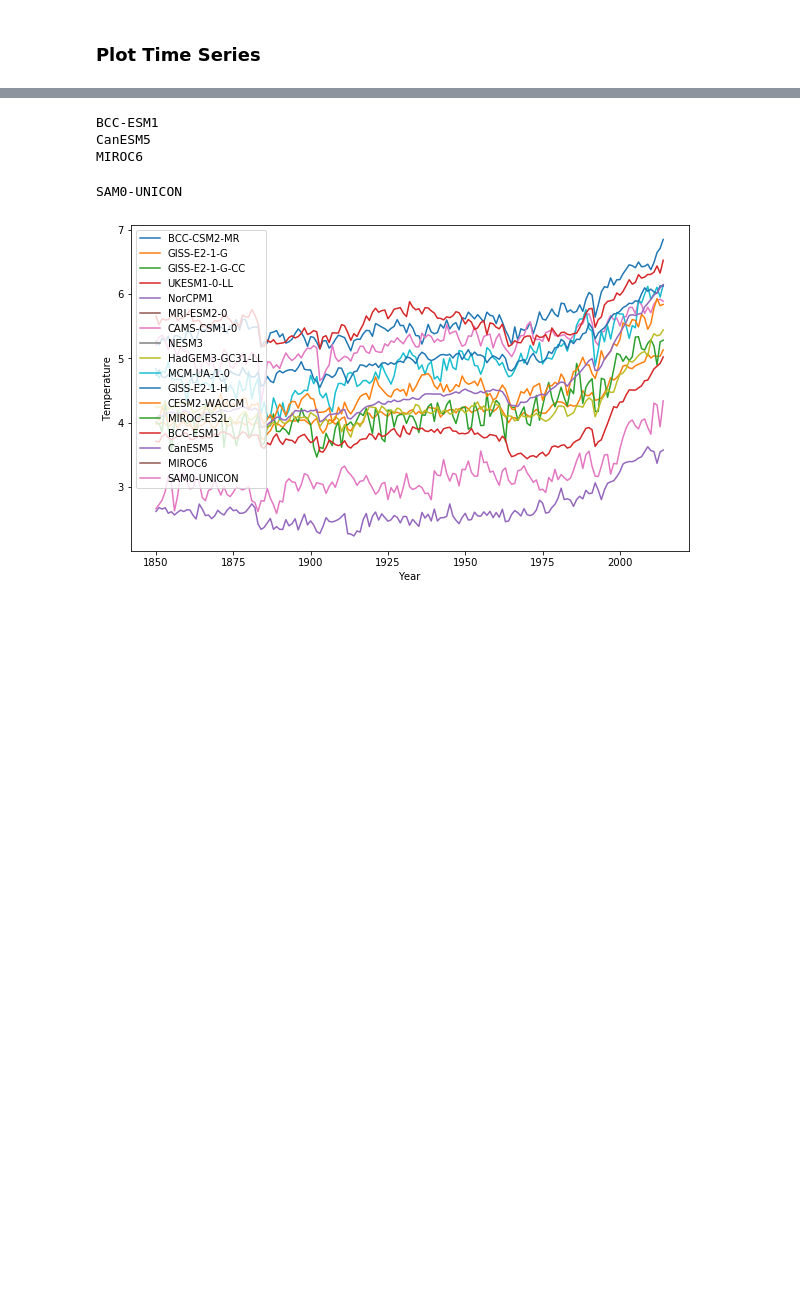
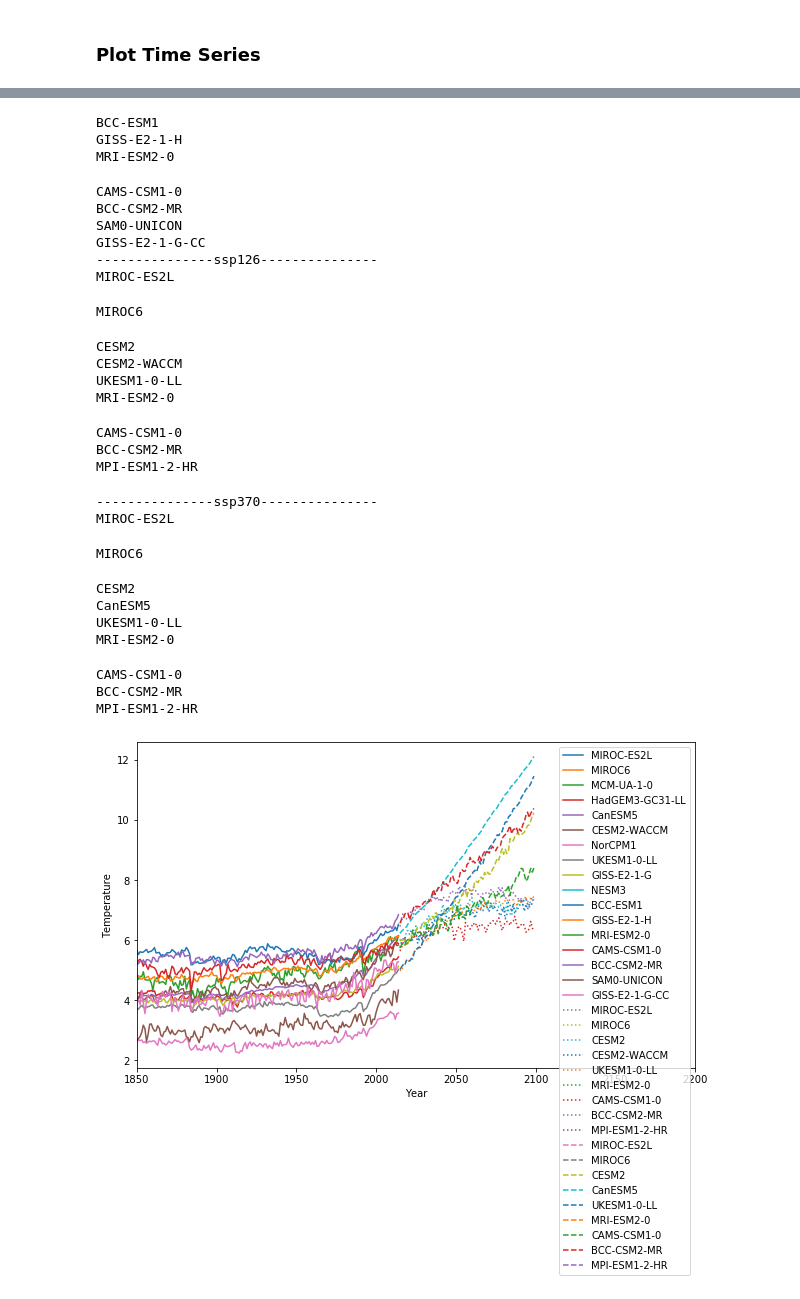
Before and after one commit to tusharkh/cmip6-outreach-tool, a Jupyter notebook: notebooks/FigureOutTime.ipynb, the cells around one changed output, grey strips where cells are left out. Saved outputs shown, nothing was run; the diff lists cells and outputs as text; code cells hidden in the pictures; blank space fills up the shorter version.

```diff
--- a/notebooks/FigureOutTime.ipynb
+++ b/notebooks/FigureOutTime.ipynb
@@ -29,7 +37,7 @@ import util
 output_path='/home/jovyan/cmip6-outreach-tool/output/'
 # %%
 ######### Define Settings for Data Dictionary
-this_experiment_id = ['historical','ssp126']#, 'ssp245', 'ssp370', 'ssp585']
+this_experiment_id = ['historical','ssp126', 'ssp370']  #ssp245,ssp585 have way too many duplicates in time dimension
 this_variable_id = 'tas'
 this_table_id = 'Amon'
 this_grid_label='gn'
@@ -68,8 +116,10 @@ def initializeDataSet(activity_id,experiment_id,modelname):
     newtimes = reindex_time(startingtimes = thisdata['time'])
     thistime = xr.DataArray(newtimes, coords=[newtimes], dims=['time'])
     thisdata['time'] = thistime
+    ###### Regrid
+
     #########################################
-    thisval=thisdata.mean(dim=['lat','lon'])['tas']
+    thisval=thisdata['tas'] #.mean(dim=['lat','lon'])
     ds = xr.Dataset({modelname: thisval},\
                     coords={'time': thistime})
                             #'modelnames': modelnameInd, \
@@ -87,19 +137,19 @@ def fillDataSet():
         nametag = activity_id+'.'+institution_id+'.'+source_id+'.'+experiment_id+'.'+this_table_id+'.'+this_grid_label
         if nametag in dset_dict:
             ###### Reformat dates to be Proleptic Gregorian date type
-            if modelname!='CESM2':
-                #print('**************'+modelname+'**************')
+            if (modelname=='MCM-UA-1-0') or (modelname=='CESM2')and(experiment_id=='historical') or ((modelname=='CanESM5')and(experiment_id=='ssp126'))or ((modelname=='CESM2-WACCM')and(experiment_id=='ssp370')):
+                print('** Skipping '+modelname)
+            else:
+                print(modelname)
                 modelnames_toplot.append(modelname)
                 thisdata=dset_dict[nametag]
                 thisdata=xr.decode_cf(thisdata)
                 thisdata = thisdata.mean(dim=['member_id'])
                 newtimes = reindex_time(startingtimes = thisdata['time'])
                 thisdata['time'] = xr.DataArray(newtimes, coords=[newtimes], dims=['time'])
-                ######
-                if nametag=='CMIP.UA.MCM-UA-1-0.historical.Amon.gn':
-                    thisval=thisdata.mean(dim=['latitude','longitude'])['tas']
-                else:
-                    thisval=thisdata.mean(dim=['lat','lon'])['tas']
+                ###### Regrid this
+                thisdata=RegridModel(thisdata)
+                thisval=thisdata['tas'] #.mean(dim=['lat','lon'])
                 ds[modelname]=thisval
     return ds,modelnames_toplot
 # %%
@@ -121,12 +207,24 @@ ds_annual=ds.groupby('time.year').mean('time')
 ### Plot Time Series
 # %%
 fig = plt.figure(figsize=(10,6))
-for modelname in modelnames_toplot:
-    print(modelname)
-    plt.plot(ds_annual['year'],ds_annual[modelname],label=modelname)
+lstyle = ['-',':','--','-.','-']
+fname='Historical-and-ScenarioTimeSeries'
+for i in range(0,len(this_experiment_id)):
+    experiment_id = this_experiment_id[i]
+    # Read in data for experiment id
+    print('---------------'+experiment_id+'---------------')
+    modelnames_toplot = dict_timeSeries[experiment_id+'_modelnameToPlot']
+    ds = dict_timeSeries[experiment_id]
+
+    # Calculate annual mean
+    ds_annual=ds.groupby('time.year').mean('time')
+
+    for modelname in modelnames_toplot:
+        print(modelname)
+        plt.plot(ds_annual['year'],ds_annual[modelname],label=modelname,linestyle=lstyle[i])
 plt.legend()
 plt.xlabel('Year')
+plt.xlim([1850,2200])
 plt.ylabel('Temperature')
-fname='HistoricalTimeSeries'
 fig.savefig(output_path +fname+'.png', bbox_inches='tight')
 # %% [output]
@@ -146,5 +242,28 @@ MIROC-ES2L
 BCC-ESM1
-CanESM5
-MIROC6
+GISS-E2-1-H
+MRI-ESM2-0
+CAMS-CSM1-0
+BCC-CSM2-MR
 SAM0-UNICON
+GISS-E2-1-G-CC
+---------------ssp126---------------
+MIROC-ES2L
+MIROC6
+CESM2
+CESM2-WACCM
+UKESM1-0-LL
+MRI-ESM2-0
+CAMS-CSM1-0
+BCC-CSM2-MR
+MPI-ESM1-2-HR
+---------------ssp370---------------
+MIROC-ES2L
+MIROC6
+CESM2
+CanESM5
+UKESM1-0-LL
+MRI-ESM2-0
+CAMS-CSM1-0
+BCC-CSM2-MR
+MPI-ESM1-2-HR
-[figure, old version]
+[figure, new version]
```
Also changed, not shown: parts of 12 cells of this notebook.
